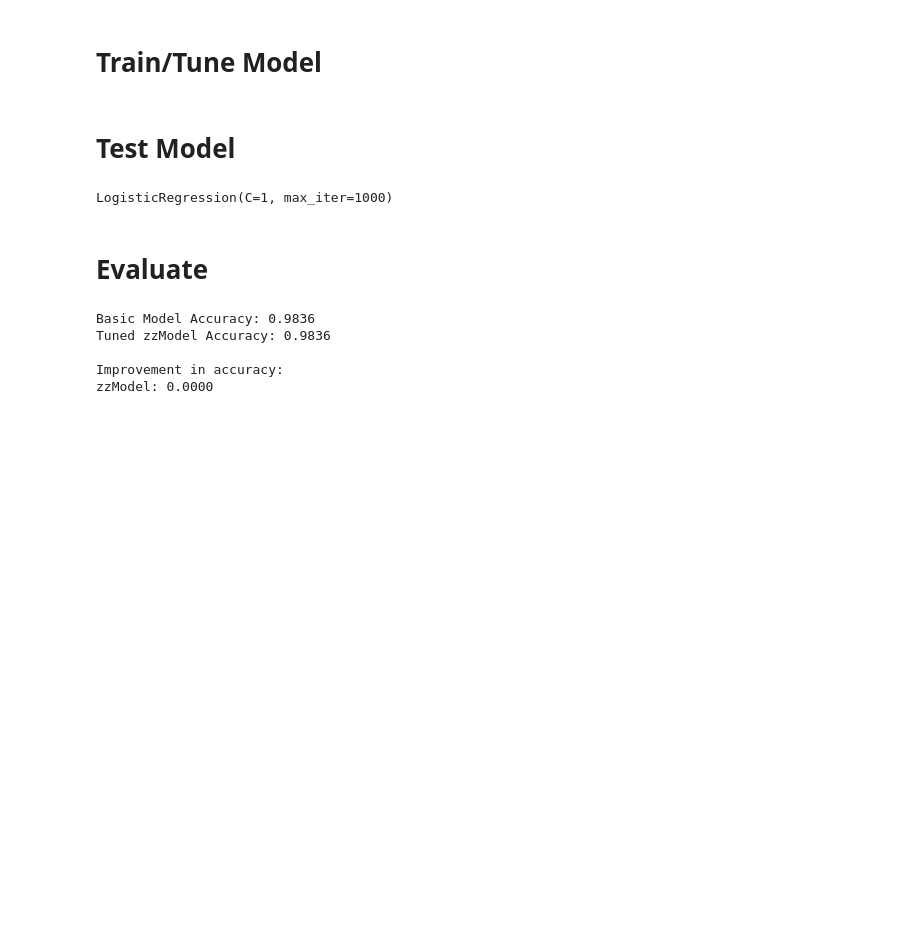
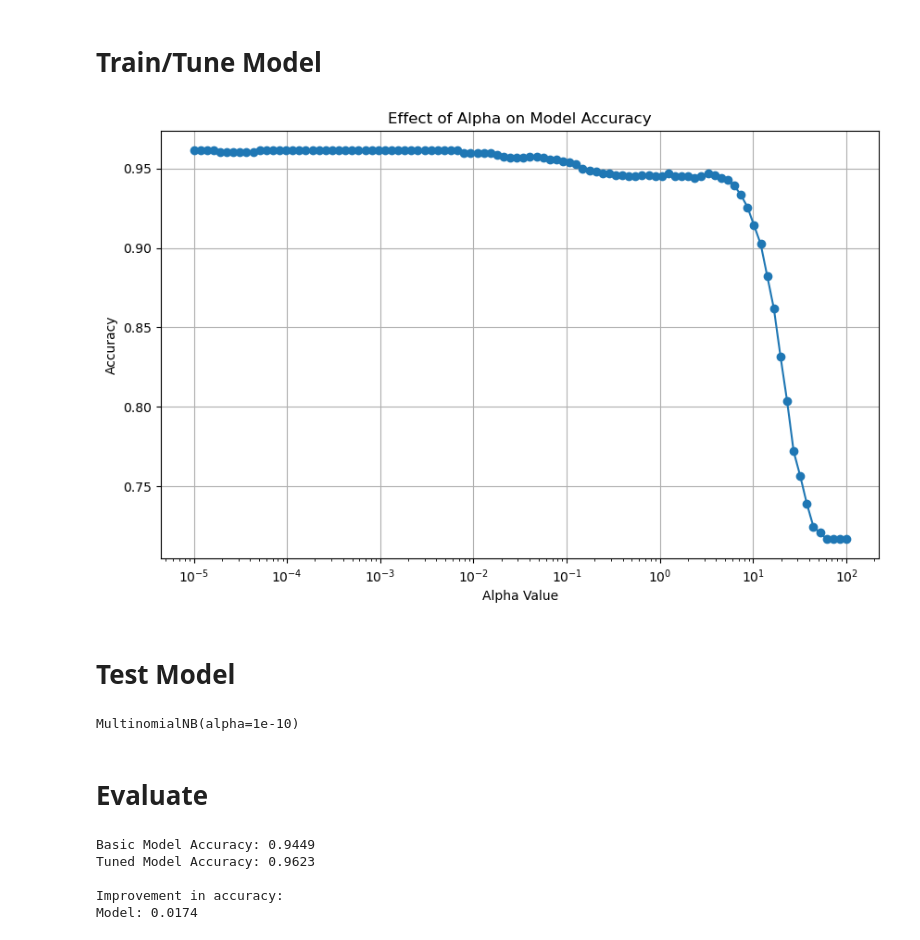
Before and after one commit to AnthonyDest/Spam-Email-Detection, a Jupyter notebook: general.ipynb, the cells around one changed output. Saved outputs shown, nothing was run; the diff lists cells and outputs as text; code cells hidden in the pictures; blank space fills up the shorter version.

Commit message:
added multinomial nb to the general template

```diff
--- a/general.ipynb
+++ b/general.ipynb
@@ -33,0 +27,10 @@ LogisticRegression()
+# %%
+basic_model = MultinomialNB()
+basic_model.fit(X_train, y_train)
+
+y_pred = basic_model.predict(X_test)
+accuracy = accuracy_score(y_test, y_pred)
+report = classification_report(y_test, y_pred)
+print("Accuracy:", accuracy)
+print("Classification Report:")
+print(report)
@@ -38,11 +50,35 @@ LogisticRegression()
+# %%
+# insert model code here
+
+alpha_values = np.logspace(-5, 2, 100)
+accuracy_scores = []
+
+for alpha in alpha_values:
+    model = MultinomialNB(alpha=alpha)
+    model.fit(X_train, y_train)
+    y_pred = model.predict(X_test)
+    accuracy = accuracy_score(y_test, y_pred)
+    accuracy_scores.append(accuracy)
+
+# plot
+plt.figure(figsize=(10, 6))
+plt.plot(alpha_values, accuracy_scores, marker='o')
+plt.xscale('log')
+plt.xlabel('Alpha Value')
+plt.ylabel('Accuracy')
+plt.title('Effect of Alpha on Model Accuracy')
+plt.grid(True)
+plt.show()
+# %% [output]
+[figure, added]
 # %% [markdown]
 # Test Model
 # %%
 # zz insert model code here
-best_model = LogisticRegression(C=1, max_iter=1000)
+best_model = MultinomialNB(alpha=1.0e-10)
 best_model.fit(X_train, y_train)
 # %% [output]
-LogisticRegression(C=1, max_iter=1000)
+MultinomialNB(alpha=1e-10)
 # %% [markdown]
 # Evaluate
 # %%
@@ -58,14 +94,14 @@ best_model_pred = best_model.predict(X_test)
 
 # Calculate accuracy for the tuned Logistic Regression model
 best_model_accuracy = accuracy_score(y_test, best_model_pred)
-print(f"Tuned zzModel Accuracy: {best_model_accuracy:.4f}")
+print(f"Tuned Model Accuracy: {best_model_accuracy:.4f}")
 
 # Show improvement
 print("\nImprovement in accuracy:")
-print(f"zzModel: {best_model_accuracy - basic_model_accuracy:.4f}")
+print(f"Model: {best_model_accuracy - basic_model_accuracy:.4f}")
 # %% [output]
-Basic Model Accuracy: 0.9836
-Tuned zzModel Accuracy: 0.9836
+Basic Model Accuracy: 0.9449
+Tuned Model Accuracy: 0.9623
 
 Improvement in accuracy:
-zzModel: 0.0000
+Model: 0.0174
```
Also changed, not shown: parts of 4 cells of this notebook.
